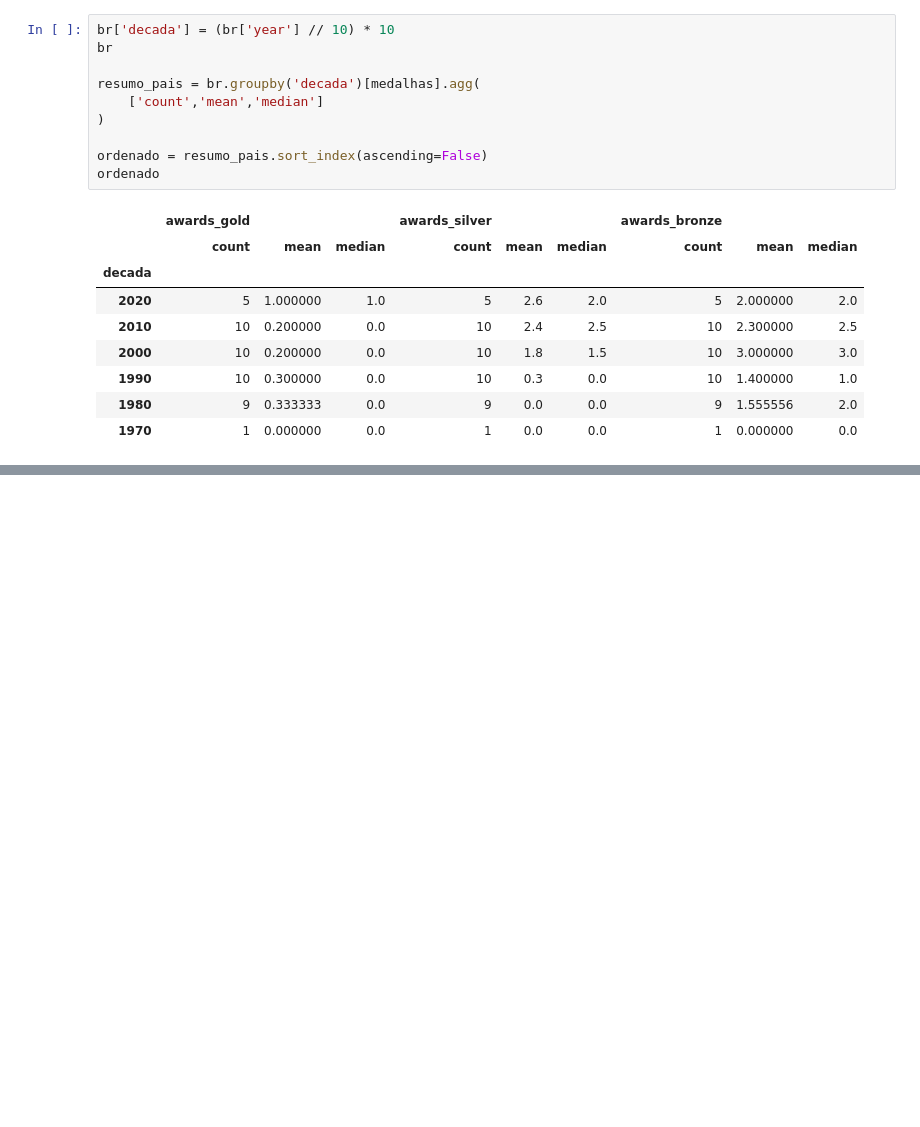
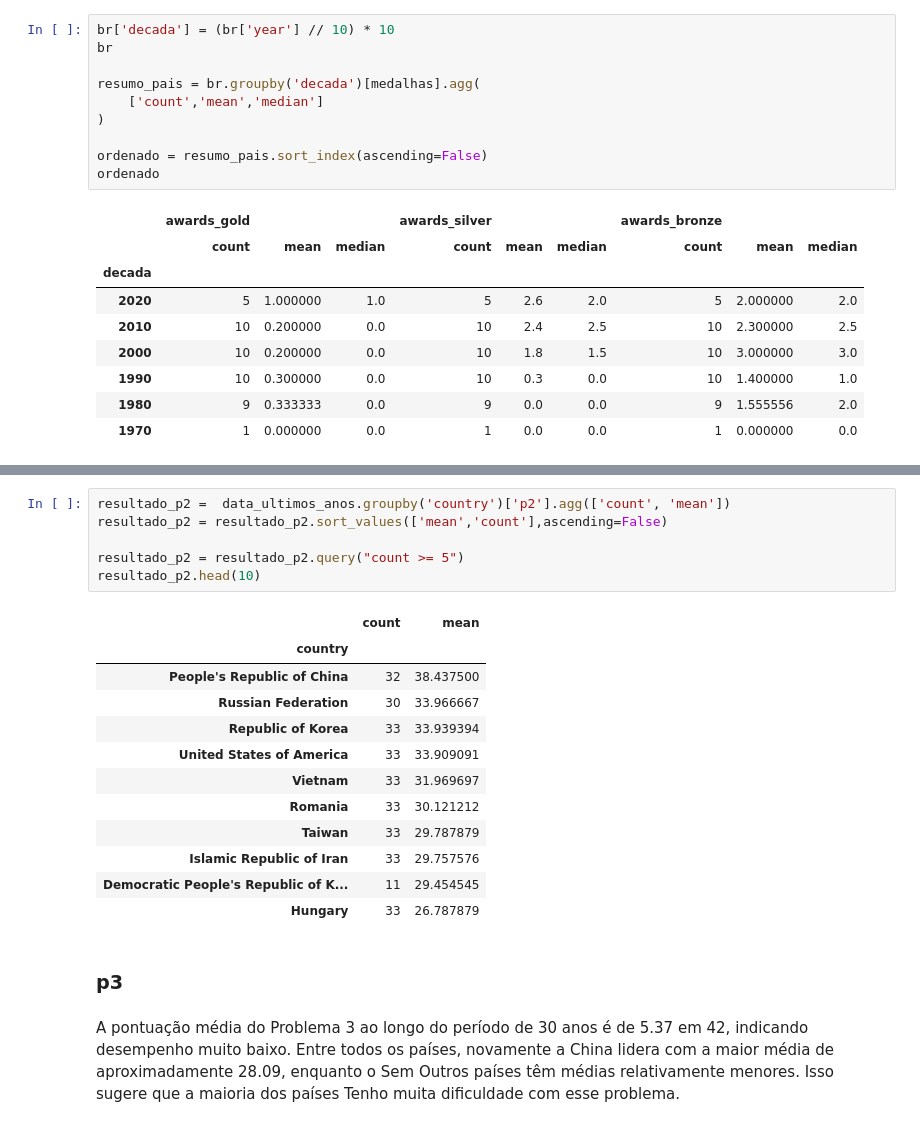
Before and after one commit to MatheusLuna37/IMO-analysis, a Jupyter notebook: teste03.ipynb, the cells around one changed output, grey strips where cells are left out. Saved outputs shown, nothing was run; the diff lists cells and outputs as text; blank space fills up the shorter version.

```diff
--- a/teste03.ipynb
+++ b/teste03.ipynb
@@ -209,0 +262,23 @@ ordenado
+# %%
+resultado_p2 =  data_ultimos_anos.groupby('country')['p2'].agg(['count', 'mean'])
+resultado_p2 = resultado_p2.sort_values(['mean','count'],ascending=False)
+
+resultado_p2 = resultado_p2.query("count >= 5")
+resultado_p2.head(10)
+# %% [output]
+|  | count | mean |
+| country |  |  |
+| People's Republic of China | 32 | 38.437500 |
+| Russian Federation | 30 | 33.966667 |
+| Republic of Korea | 33 | 33.939394 |
+| United States of America | 33 | 33.909091 |
+| Vietnam | 33 | 31.969697 |
+| Romania | 33 | 30.121212 |
+| Taiwan | 33 | 29.787879 |
+| Islamic Republic of Iran | 33 | 29.757576 |
+| Democratic People's Republic of K... | 11 | 29.454545 |
+| Hungary | 33 | 26.787879 |
+# %% [markdown]
+### p3
+# %% [markdown]
+A pontuação média do Problema 3 ao longo do período de 30 anos é de 5.37 em 42, indicando desempenho muito baixo. Entre todos os países, novamente a China lidera com a maior média de aproximadamente 28.09, enquanto o Sem Outros países têm médias relativamente menores. Isso sugere que a maioria dos países Tenho muita dificuldade com esse problema.
```
Also changed, not shown: parts of 38 cells of this notebook.
